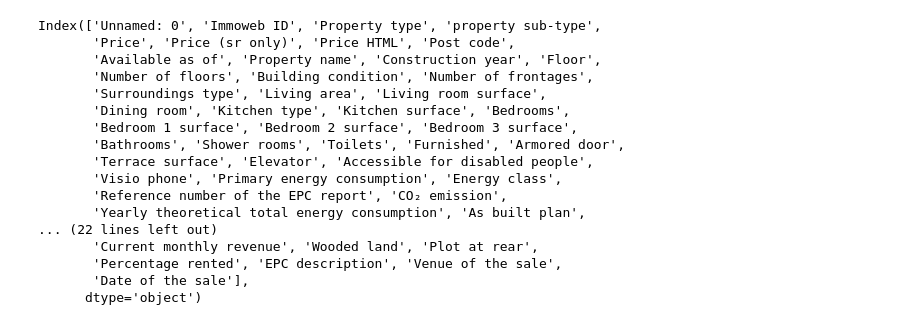
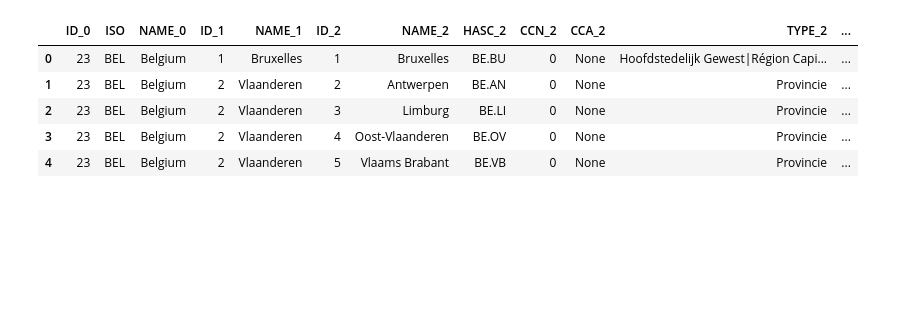
Before and after one commit to yassbarona/challenge-data-analysis, a Jupyter notebook: Untitled1.ipynb, the cells around one changed output. Drawn from its saved outputs; the diff is of its cells as text; code cells hidden in the pictures; blank space fills up the shorter version.

```diff
--- a/Untitled1.ipynb
+++ b/Untitled1.ipynb
@@ -1,29 +1,19 @@
 # %%
 import pandas as pd
 import numpy as np
 import matplotlib.pyplot as plt
 import seaborn as sns
 import mpl_toolkits
+import geopandas as gpd
 pd.set_option('display.max_seq_items', None)
+
+be_shp_path = r'/home/becode2/challenge-data-analysis/BEL_adm2.shp'
+be_shp = gpd.read_file(be_shp_path)
+be_shp.head()
+# %% [output]
+|  | ID_0 | ISO | NAME_0 | ID_1 | NAME_1 | ID_2 | NAME_2 | HASC_2 | CCN_2 | CCA_2 | TYPE_2 | ... |
+| 0 | 23 | BEL | Belgium | 1 | Bruxelles | 1 | Bruxelles | BE.BU | 0 | None | Hoofdstedelijk Gewest|Région Capi... | ... |
+| 1 | 23 | BEL | Belgium | 2 | Vlaanderen | 2 | Antwerpen | BE.AN | 0 | None | Provincie | ... |
+| 2 | 23 | BEL | Belgium | 2 | Vlaanderen | 3 | Limburg | BE.LI | 0 | None | Provincie | ... |
+| 3 | 23 | BEL | Belgium | 2 | Vlaanderen | 4 | Oost-Vlaanderen | BE.OV | 0 | None | Provincie | ... |
+| 4 | 23 | BEL | Belgium | 2 | Vlaanderen | 5 | Vlaams Brabant | BE.VB | 0 | None | Provincie | ... |
-# %%
-missing_val = [""]
-df = pd.read_csv("housing_data.csv", na_values = missing_val)
-df.columns
-# %% [output]
-Index(['Unnamed: 0', 'Immoweb ID', 'Property type', 'property sub-type',
-       'Price', 'Price (sr only)', 'Price HTML', 'Post code',
-       'Available as of', 'Property name', 'Construction year', 'Floor',
-       'Number of floors', 'Building condition', 'Number of frontages',
-       'Surroundings type', 'Living area', 'Living room surface',
-       'Dining room', 'Kitchen type', 'Kitchen surface', 'Bedrooms',
-       'Bedroom 1 surface', 'Bedroom 2 surface', 'Bedroom 3 surface',
-       'Bathrooms', 'Shower rooms', 'Toilets', 'Furnished', 'Armored door',
-       'Terrace surface', 'Elevator', 'Accessible for disabled people',
-       'Visio phone', 'Primary energy consumption', 'Energy class',
-       'Reference number of the EPC report', 'CO₂ emission',
-       'Yearly theoretical total energy consumption', 'As built plan',
-... (22 lines left out)
-       'Current monthly revenue', 'Wooded land', 'Plot at rear',
-       'Percentage rented', 'EPC description', 'Venue of the sale',
-       'Date of the sale'],
-      dtype='object')
```
Also changed, not shown: parts of 4 cells of this notebook, 2 other files.
